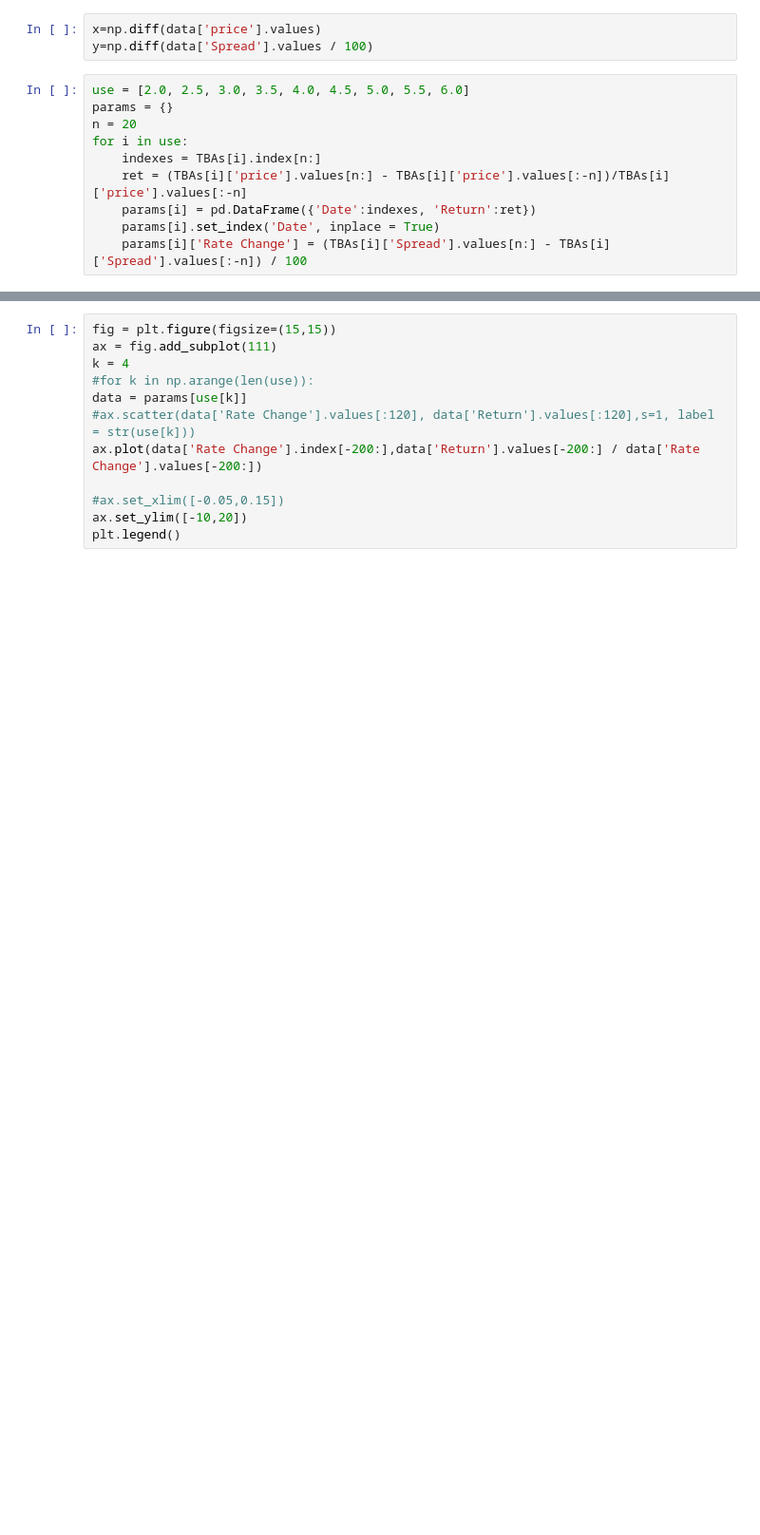
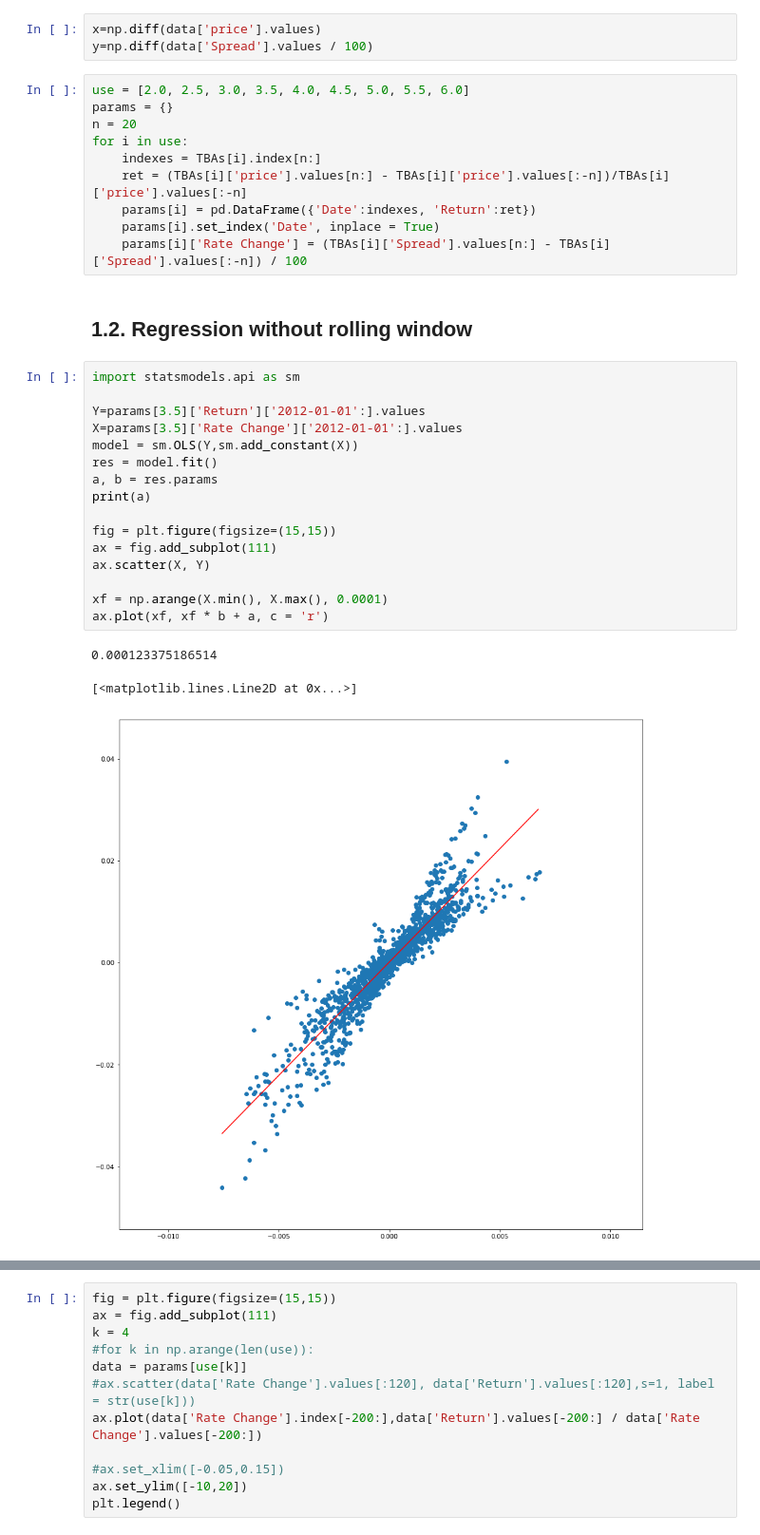
Before and after one commit to JerryDeveloper/MBSEmpiricalDuration, a Jupyter notebook: Week 7 Report - Non-linear Function Fit.ipynb, the cells around one changed output, grey strips where cells are left out. Shown at 95% size. Drawn from its saved outputs; the diff is of its cells as text; blank space fills up the shorter version.

```diff
--- a/Week 7 Report - Non-linear Function Fit.ipynb
+++ b/Week 7 Report - Non-linear Function Fit.ipynb
@@ -163,3 +163,25 @@ for i in use:
     params[i] = pd.DataFrame({'Date':indexes, 'Return':ret})
     params[i].set_index('Date', inplace = True)
     params[i]['Rate Change'] = (TBAs[i]['Spread'].values[n:] - TBAs[i]['Spread'].values[:-n]) / 100
+# %% [markdown]
+## 1.2. Regression without rolling window
+# %%
+import statsmodels.api as sm
+
+Y=params[3.5]['Return']['2012-01-01':].values
+X=params[3.5]['Rate Change']['2012-01-01':].values
+model = sm.OLS(Y,sm.add_constant(X))
+res = model.fit()
+a, b = res.params
+print(a)
+
+fig = plt.figure(figsize=(15,15))
+ax = fig.add_subplot(111)
+ax.scatter(X, Y)
+
+xf = np.arange(X.min(), X.max(), 0.0001)
+ax.plot(xf, xf * b + a, c = 'r')
+# %% [output]
+0.000123375186514
+[<matplotlib.lines.Line2D at 0x...>]
+[figure, added]
```
Also changed, not shown: parts of 2 cells of this notebook.
